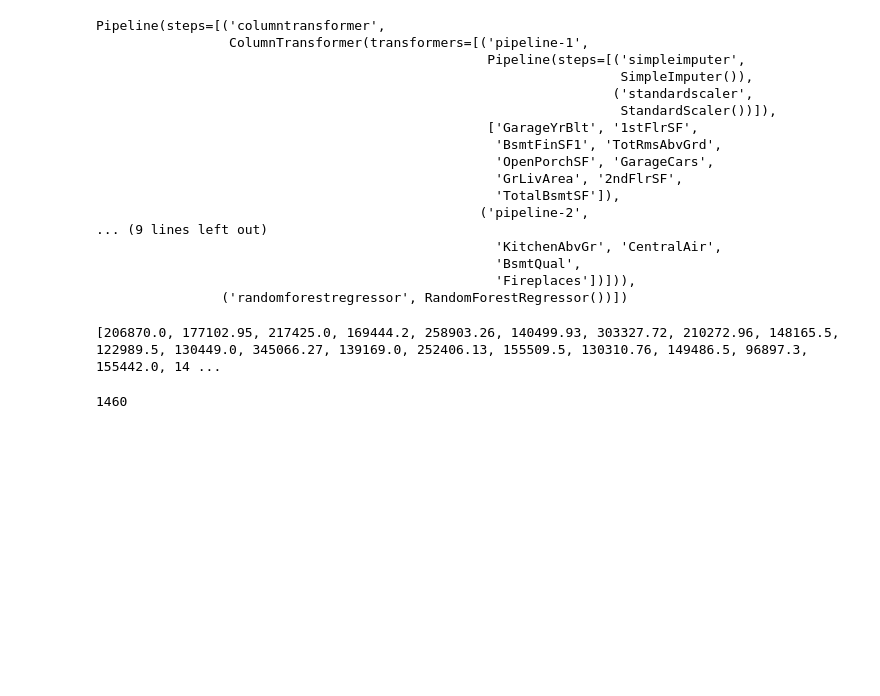
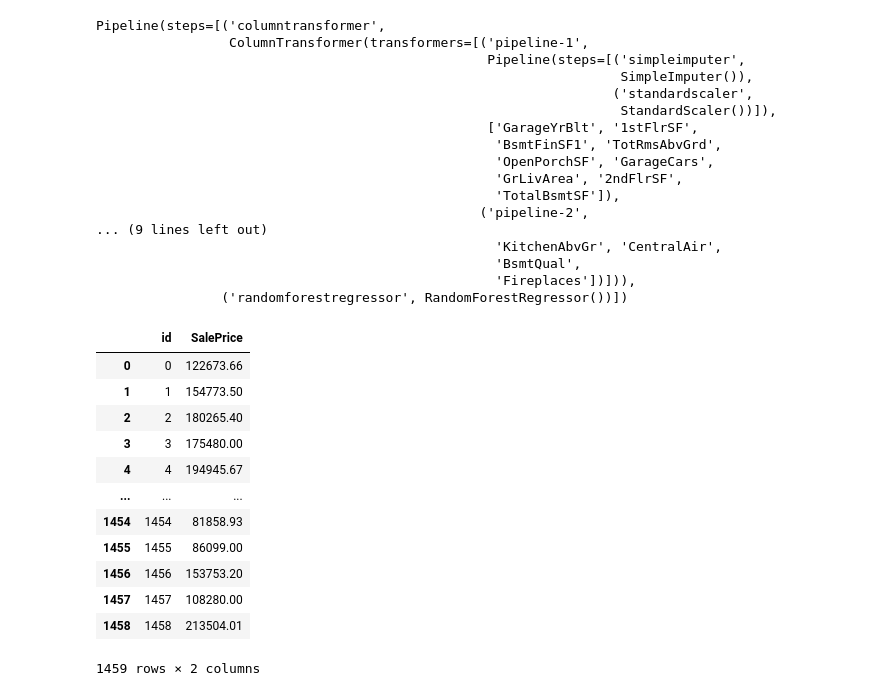
Before and after one commit to mishadyukarev/test_works_for_companies_ds, a Jupyter notebook: test_for_webbee_machine_learning_engineer/test_task_CHECK_FIRST/logic/2_feature_eng_and_teaching.ipynb, the cells around one changed output. Drawn from its saved outputs; the diff is of its cells as text; code cells hidden in the pictures; blank space fills up the shorter version.

```diff
--- a/test_for_webbee_machine_learning_engineer/test_task_CHECK_FIRST/logic/2_feature_eng_and_teaching.ipynb
+++ b/test_for_webbee_machine_learning_engineer/test_task_CHECK_FIRST/logic/2_feature_eng_and_teaching.ipynb
@@ -135,19 +135,35 @@ with open('../../server/best_regressor_pipeline.pkl', 'wb') as f:
     pickle.dump(best_pipeline, f)
 # %%
+# I implemented model in cloud in "serve_CHECK_SECOND" folder
+
 import requests
 
-#server_url = "http://localhost:5000/predict"
-server_url = 'https://sirpoopy.pythonanywhere.com/web_bee_predict_sale_price'
+test_df = pd.read_csv('../data/test.csv')
 
-response = requests.post(server_url, files={"file": train_df.to_json()})
+#server_url = "http://localhost:5000/predict" # LOCAL
+server_url = 'https://sirpoopy.pythonanywhere.com/web_bee_predict_sale_price' # CLOUD
+
+
+response = requests.post(server_url, files={"file": test_df.to_json()})
 
 if response.status_code == 200:
-    print(response.text)
+    result = pd.DataFrame({'id':test_df.index, 'SalePrice':eval(response.text)})
+    result.to_csv('../data/result.csv', index=False)
 else:
-    print(f"Error uploading CSV file: {response.status_code} - {response.text}")
+    raise Exception()
-# %% [output]
-[206870.0, 177102.95, 217425.0, 169444.2, 258903.26, 140499.93, 303327.72, 210272.96, 148165.5, 122989.5, 130449.0, 345066.27, 139169.0, 252406.13, 155509.5, 130310.76, 149486.5, 96897.3, 155442.0, 14 ...
-# %%
-len(eval(response.text))
-# %% [output]
-1460
+# %%
+pd.read_csv('../data/result.csv')
+# %% [output]
+|  | id | SalePrice |
+| 0 | 0 | 122673.66 |
+| 1 | 1 | 154773.50 |
+| 2 | 2 | 180265.40 |
+| 3 | 3 | 175480.00 |
+| 4 | 4 | 194945.67 |
+| ... | ... | ... |
+| 1454 | 1454 | 81858.93 |
+| 1455 | 1455 | 86099.00 |
+| 1456 | 1456 | 153753.20 |
+| 1457 | 1457 | 108280.00 |
+| 1458 | 1458 | 213504.01 |
+1459 rows × 2 columns
```
Also changed, not shown: parts of 2 cells of this notebook, 3 other files.
